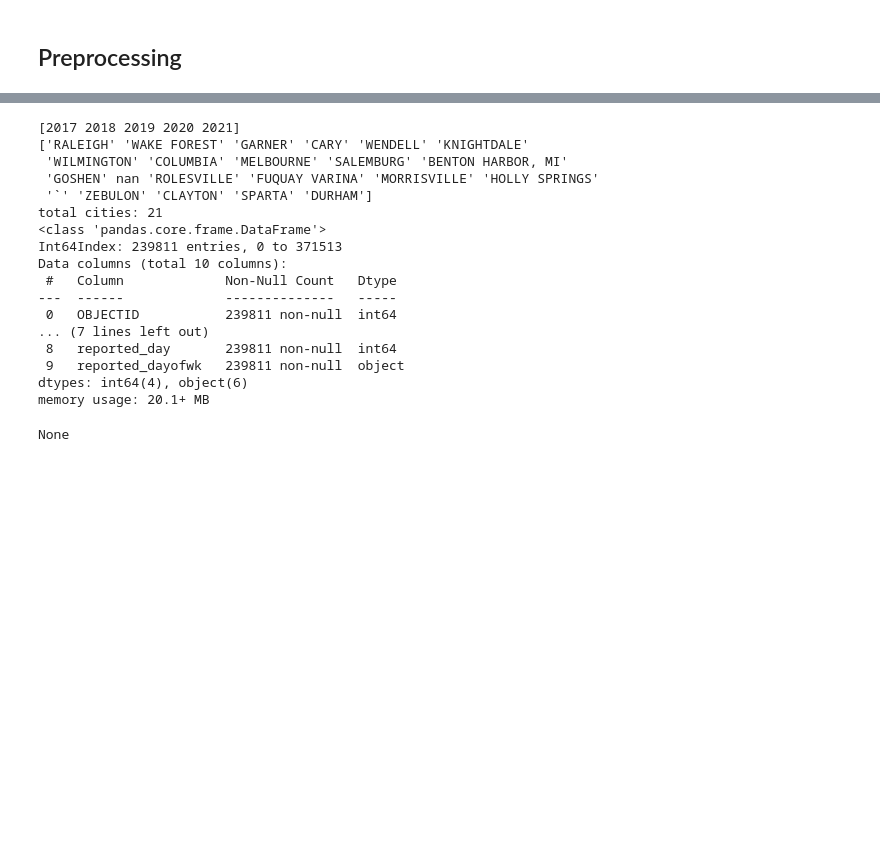
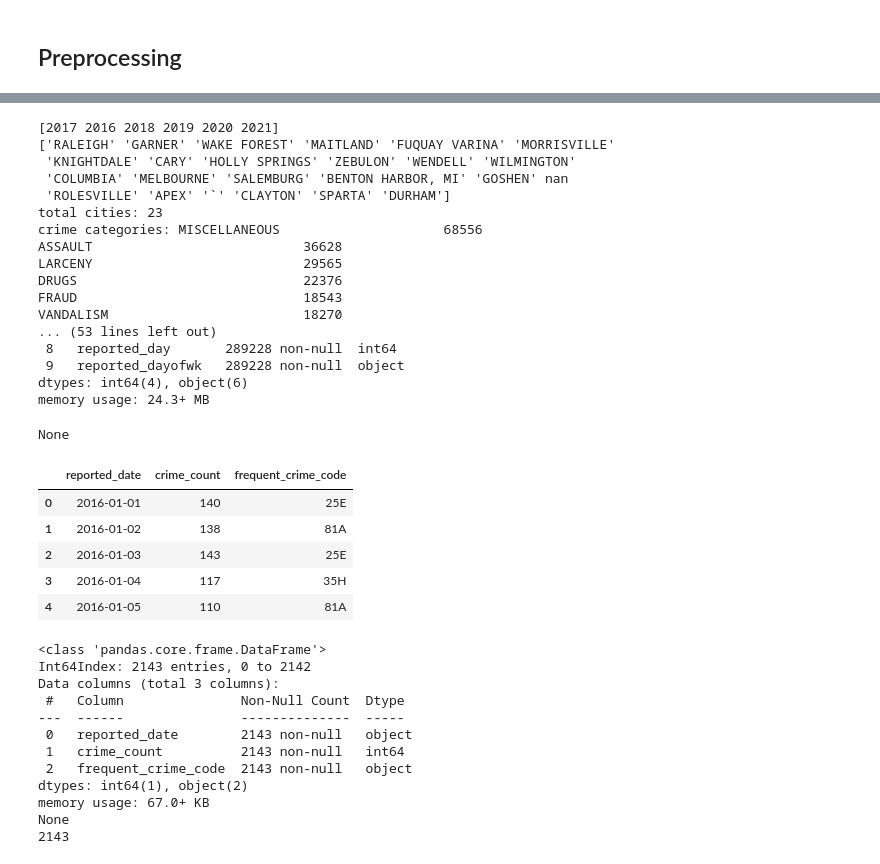
Before and after one commit to shyamal-anadkat/wake-county-food-inspections-analysis, a Jupyter notebook: CrimeData.ipynb, the cells around one changed output, grey strips where cells are left out. Cells and saved outputs as stored; diff of their text form; code cells hidden in the pictures; blank space fills up the shorter version.

```diff
--- a/CrimeData.ipynb
+++ b/CrimeData.ipynb
@@ -164,25 +167,27 @@ remove columns with more than 25% missing values: Index(['crime_type'], dtype='o
 print(crimedatadf['reported_year'].unique())
 print(crimedatadf['city'].unique())
 print('total cities:',crimedatadf['city'].nunique())
+print('crime categories:',crimedatadf['crime_category'].value_counts())
+print('crime crime_code:',crimedatadf['crime_code'].value_counts())
 display(crimedatadf.info())
 # %% [output]
-[2017 2018 2019 2020 2021]
-['RALEIGH' 'WAKE FOREST' 'GARNER' 'CARY' 'WENDELL' 'KNIGHTDALE'
- 'WILMINGTON' 'COLUMBIA' 'MELBOURNE' 'SALEMBURG' 'BENTON HARBOR, MI'
- 'GOSHEN' nan 'ROLESVILLE' 'FUQUAY VARINA' 'MORRISVILLE' 'HOLLY SPRINGS'
- '`' 'ZEBULON' 'CLAYTON' 'SPARTA' 'DURHAM']
-total cities: 21
-<class 'pandas.core.frame.DataFrame'>
-Int64Index: 239811 entries, 0 to 371513
-Data columns (total 10 columns):
- #   Column             Non-Null Count   Dtype
----  ------             --------------   -----
- 0   OBJECTID           239811 non-null  int64
-... (7 lines left out)
- 8   reported_day       239811 non-null  int64
- 9   reported_dayofwk   239811 non-null  object
+[2017 2016 2018 2019 2020 2021]
+['RALEIGH' 'GARNER' 'WAKE FOREST' 'MAITLAND' 'FUQUAY VARINA' 'MORRISVILLE'
+ 'KNIGHTDALE' 'CARY' 'HOLLY SPRINGS' 'ZEBULON' 'WENDELL' 'WILMINGTON'
+ 'COLUMBIA' 'MELBOURNE' 'SALEMBURG' 'BENTON HARBOR, MI' 'GOSHEN' nan
+ 'ROLESVILLE' 'APEX' '`' 'CLAYTON' 'SPARTA' 'DURHAM']
+total cities: 23
+crime categories: MISCELLANEOUS                     68556
+ASSAULT                           36628
+LARCENY                           29565
+DRUGS                             22376
+FRAUD                             18543
+VANDALISM                         18270
+... (53 lines left out)
+ 8   reported_day       289228 non-null  int64
+ 9   reported_dayofwk   289228 non-null  object
 dtypes: int64(4), object(6)
-memory usage: 20.1+ MB
+memory usage: 24.3+ MB
 None
 # %%
 crimedatadf.to_csv('preprocessed_crimedata.csv', index=False)
@@ -188,0 +197,35 @@ crimedatadf.to_csv('preprocessed_crimedata.csv', index=False)
+# %%
+def getAggregatedCrimeDf(crime_df):
+    crimedfagg = crime_df.groupby(['reported_date']).size()
+    aggcode = crimedatadf.groupby(['reported_date'])['crime_code'].agg(lambda x: pd.Series.mode(x)[0])
+    df1 = pd.DataFrame(crimedfagg,columns=['crime_count']).reset_index()
+    df2 = pd.DataFrame(aggcode).reset_index()
+    df2.columns = ['reported_date', 'frequent_crime_code']
+    finaldf = df1.merge(df2, how='left', on='reported_date')
+    return finaldf
+
+aggcrime = getAggregatedCrimeDf(crimedatadf)
+display(aggcrime.head())
+print(aggcrime.info())
+
+aggcrime.to_csv('feature_crimedata.csv', index=False)
+print(aggcrime['reported_date'].nunique())
+# %% [output]
+|  | reported_date | crime_count | frequent_crime_code |
+| 0 | 2016-01-01 | 140 | 25E |
+| 1 | 2016-01-02 | 138 | 81A |
+| 2 | 2016-01-03 | 143 | 25E |
+| 3 | 2016-01-04 | 117 | 35H |
+| 4 | 2016-01-05 | 110 | 81A |
+<class 'pandas.core.frame.DataFrame'>
+Int64Index: 2143 entries, 0 to 2142
+Data columns (total 3 columns):
+ #   Column               Non-Null Count  Dtype
+---  ------               --------------  -----
+ 0   reported_date        2143 non-null   object
+ 1   crime_count          2143 non-null   int64
+ 2   frequent_crime_code  2143 non-null   object
+dtypes: int64(1), object(2)
+memory usage: 67.0+ KB
+None
+2143
```
Also changed, not shown: parts of 3 cells of this notebook, 18 other files.
